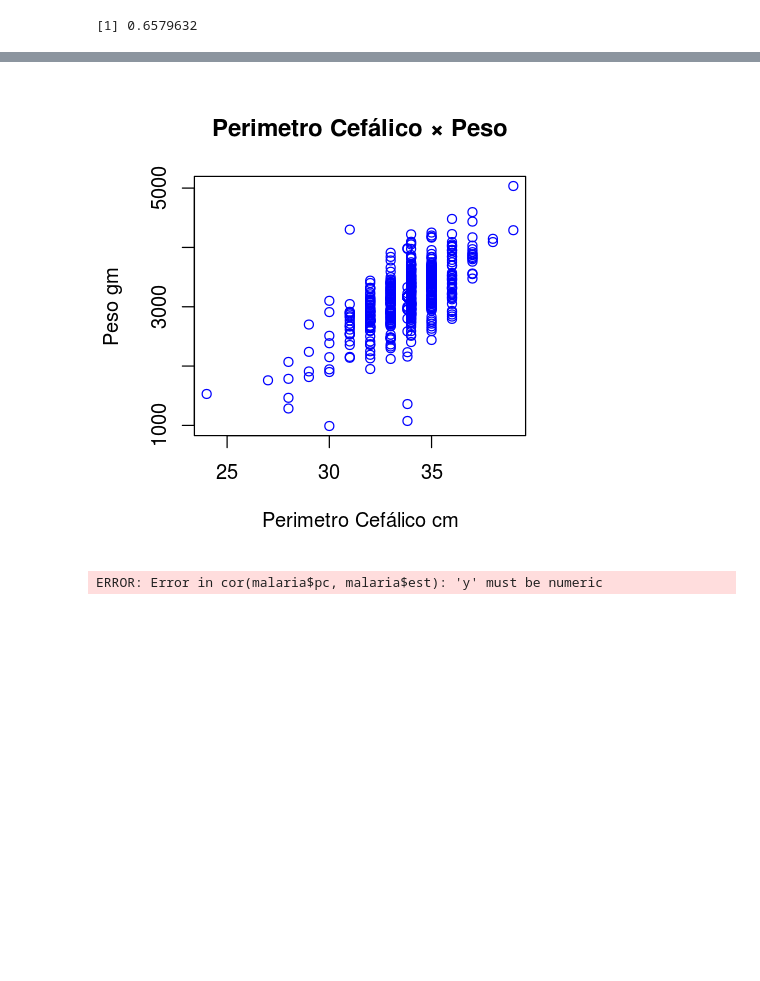
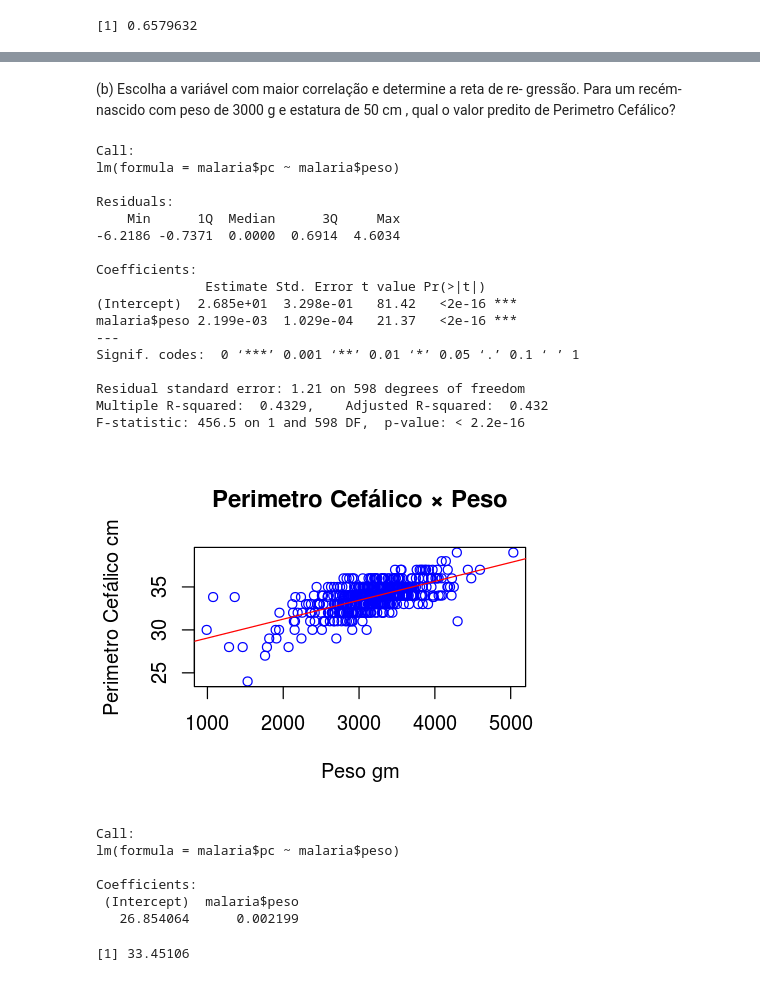
Before and after one commit to SCloves/Lista_3_Descritiva, a Jupyter notebook: Rascunhos.ipynb, the cells around one changed output, grey strips where cells are left out. Cells and saved outputs as stored; diff of their text form; code cells hidden in the pictures; blank space fills up the shorter version.

```diff
--- a/Rascunhos.ipynb
+++ b/Rascunhos.ipynb
@@ -41,16 +29,13 @@ Warning message in eval(expr, envir, enclos):
 “NAs introduzidos por coerção”
 # %%
 library(zoo) # para usar a função na.aggregate() que substitui os valores nulos pela média da coluna pc
-pc <- na.aggregate(pc)
+malaria$pc <- na.aggregate(malaria$pc)
 # %% [output]
 Attaching package: ‘zoo’
 
 The following objects are masked from ‘package:base’:
 
     as.Date, as.Date.numeric
-# %%
-# O coeficiente de correlação entre Perimetro Cefálico e Peso
-malaria$pc <- pc
 # %%
 malaria$peso <- na.aggregate(malaria$peso)
 # %%
@@ -60,0 +63,4 @@ cor(malaria$peso, malaria$pc)
+# %%
+# Vamos mudar para númerico e substituir os valores nulos pela média da coluna
+malaria$est <- as.numeric(malaria$est)
+malaria$est <- na.aggregate(malaria$est)
@@ -61,15 +81,63 @@ cor(malaria$peso, malaria$pc)
+# %% [markdown]
+(b) Escolha a variável com maior correlação e determine a reta de re-
+gressão. Para um recém-nascido com peso de 3000 g e estatura de 50 cm ,
+qual o valor predito de Perimetro Cefálico?
+# %%
+# Modelo para o Perimetro Cefálico × Peso
+modelo1 <- lm(malaria$pc ~ malaria$peso)
+# %%
+summary(modelo1)
+# %% [output]
+Call:
+lm(formula = malaria$pc ~ malaria$peso)
+
+Residuals:
+    Min      1Q  Median      3Q     Max
+-6.2186 -0.7371  0.0000  0.6914  4.6034
+
+Coefficients:
+              Estimate Std. Error t value Pr(>|t|)
+(Intercept)  2.685e+01  3.298e-01   81.42   <2e-16 ***
+malaria$peso 2.199e-03  1.029e-04   21.37   <2e-16 ***
+---
+Signif. codes:  0 ‘***’ 0.001 ‘**’ 0.01 ‘*’ 0.05 ‘.’ 0.1 ‘ ’ 1
+
+Residual standard error: 1.21 on 598 degrees of freedom
+Multiple R-squared:  0.4329,    Adjusted R-squared:  0.432
+F-statistic: 456.5 on 1 and 598 DF,  p-value: < 2.2e-16
 # %%
-plot(malaria$pc, malaria$peso,
+plot(malaria$pc ~ malaria$peso,
         main = 'Perimetro Cefálico × Peso',
-        xlab = 'Perimetro Cefálico cm', ylab = 'Peso gm',
+        xlab = 'Peso gm', ylab = 'Perimetro Cefálico cm',
         col = 'blue')
-
-#abline(lm(malaria$pc ~ malaria$peso), col="red") # regression line (y~x)
+abline(modelo1, col="red") # linha de regressão (y~x)
 # %% [output]
-[figure, old version]
+[figure, new version]
+# %%
+# Para saber a fórmula para prever o pc para um peso de 3000 g
+# vamos ver qual o intercepto e o coeficinte de inclinação
+
+modelo1
+# %% [output]
+Call:
+lm(formula = malaria$pc ~ malaria$peso)
+
+Coefficients:
+ (Intercept)  malaria$peso
+   26.854064      0.002199
+# %%
+# y = a + bx
+a <- 26.854064
+b <- 0.002199
+
+y = a + b*3000
+
+# O modelo estima que o
+# perímeto Cefálico para
+# um recem nascido com 3000 g é
+y
+# %% [output]
+[1] 33.45106
 # %%
-# Vamos ver agora Cefálico × Estatura
-
-cor(malaria$pc, malaria$est)
+# Modelo para Perimetro Cefálico × Estatura
+modelo2 <- lm(malaria$pc ~ malaria$est)
-# %% [output]
-ERROR: Error in cor(malaria$pc, malaria$est): 'y' must be numeric
```
Also changed, not shown: parts of 31 cells of this notebook.
